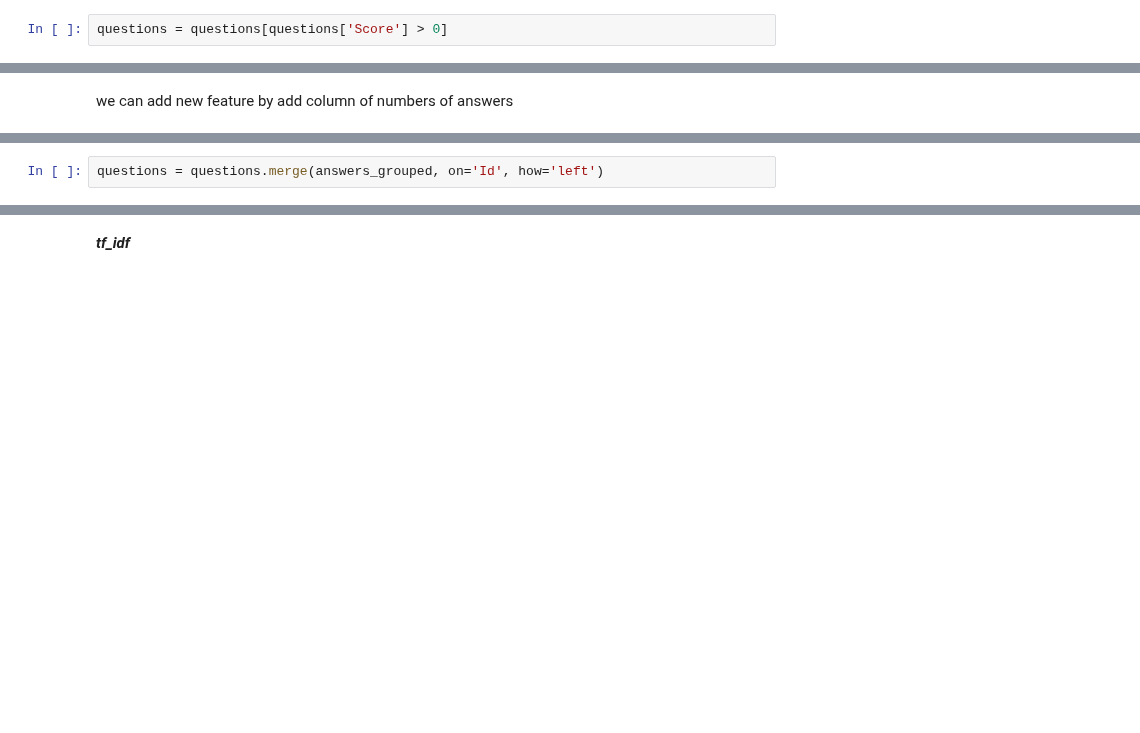
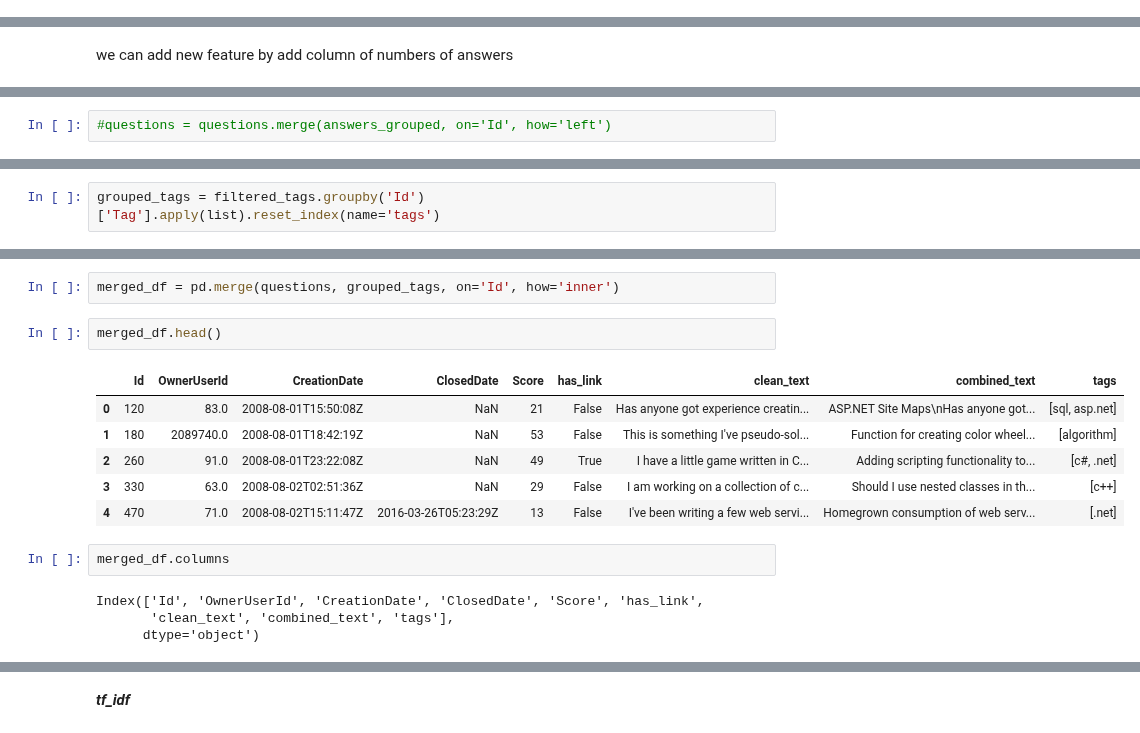
Before and after one commit to abdelrahman-7474/NLP_Question-tagging, a Jupyter notebook: nlp-question-tagging.ipynb, the cells around one changed output, grey strips where cells are left out. Drawn from its saved outputs; the diff is of its cells as text; blank space fills up the shorter version.

```diff
--- a/nlp-question-tagging.ipynb
+++ b/nlp-question-tagging.ipynb
@@ -256,2 +192,0 @@ hyperparameters to play with
-# %%
-questions = questions[questions['Score'] > 0]
@@ -265,3 +198,3 @@ answers_grouped.columns = ['Id', 'AllAnswers']
 # %%
-questions = questions.merge(answers_grouped, on='Id', how='left')
+#questions = questions.merge(answers_grouped, on='Id', how='left')
 # %%
@@ -270,0 +214,2 @@ print(answers.notnull().sum()/answers.shape[0])
+# %%
+grouped_tags = filtered_tags.groupby('Id')['Tag'].apply(list).reset_index(name='tags')
@@ -270,0 +225,17 @@ print(answers.notnull().sum()/answers.shape[0])
+# %%
+merged_df = pd.merge(questions, grouped_tags, on='Id', how='inner')
+# %%
+merged_df.head()
+# %% [output]
+|  | Id | OwnerUserId | CreationDate | ClosedDate | Score | has_link | clean_text | combined_text | tags |
+| 0 | 120 | 83.0 | 2008-08-01T15:50:08Z | NaN | 21 | False | Has anyone got experience creatin... | ASP.NET Site Maps\nHas anyone got... | [sql, asp.net] |
+| 1 | 180 | 2089740.0 | 2008-08-01T18:42:19Z | NaN | 53 | False | This is something I've pseudo-sol... | Function for creating color wheel... | [algorithm] |
+| 2 | 260 | 91.0 | 2008-08-01T23:22:08Z | NaN | 49 | True | I have a little game written in C... | Adding scripting functionality to... | [c#, .net] |
+| 3 | 330 | 63.0 | 2008-08-02T02:51:36Z | NaN | 29 | False | I am working on a collection of c... | Should I use nested classes in th... | [c++] |
+| 4 | 470 | 71.0 | 2008-08-02T15:11:47Z | 2016-03-26T05:23:29Z | 13 | False | I've been writing a few web servi... | Homegrown consumption of web serv... | [.net] |
+# %%
+merged_df.columns
+# %% [output]
+Index(['Id', 'OwnerUserId', 'CreationDate', 'ClosedDate', 'Score', 'has_link',
+       'clean_text', 'combined_text', 'tags'],
+      dtype='object')
```
Also changed, not shown: parts of 58 cells of this notebook.
